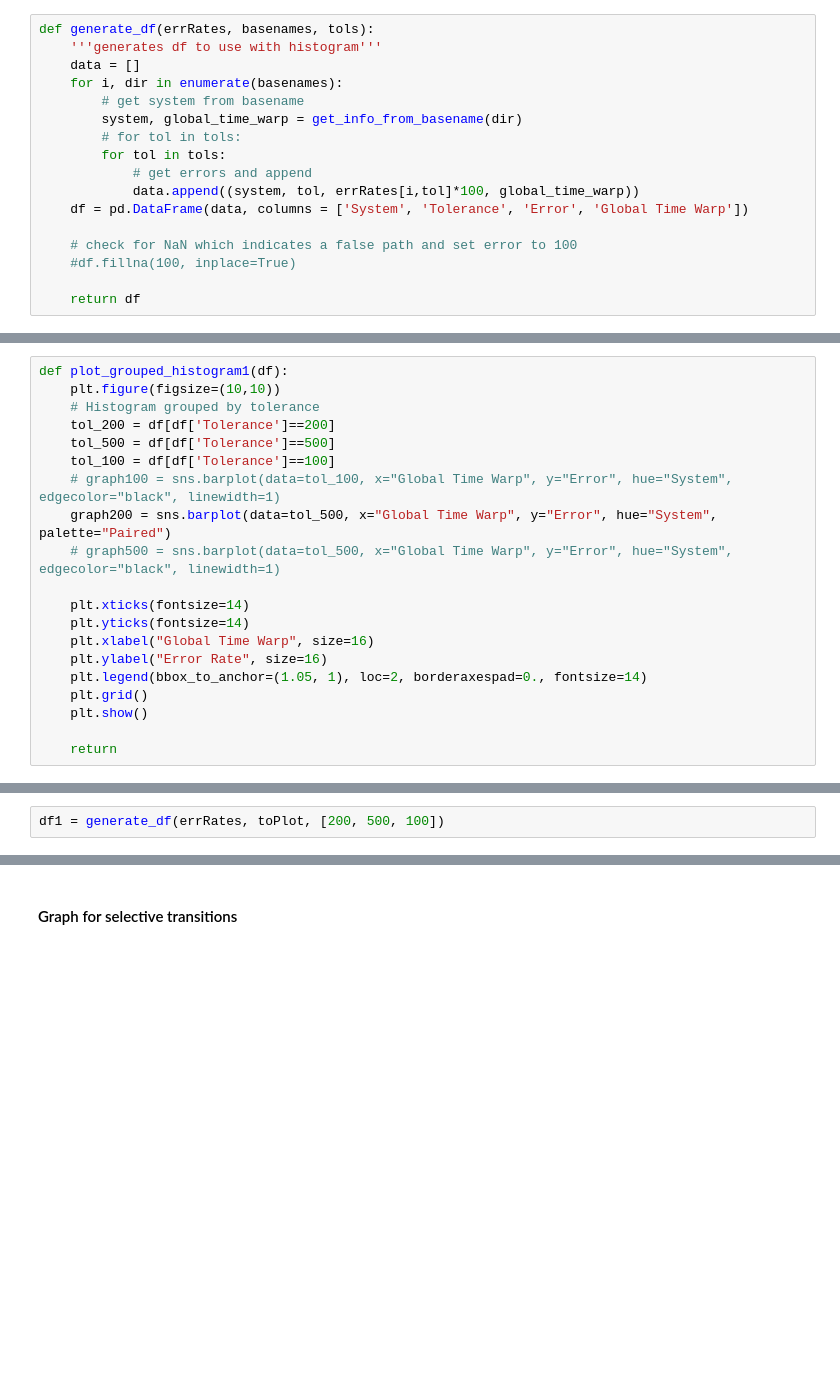
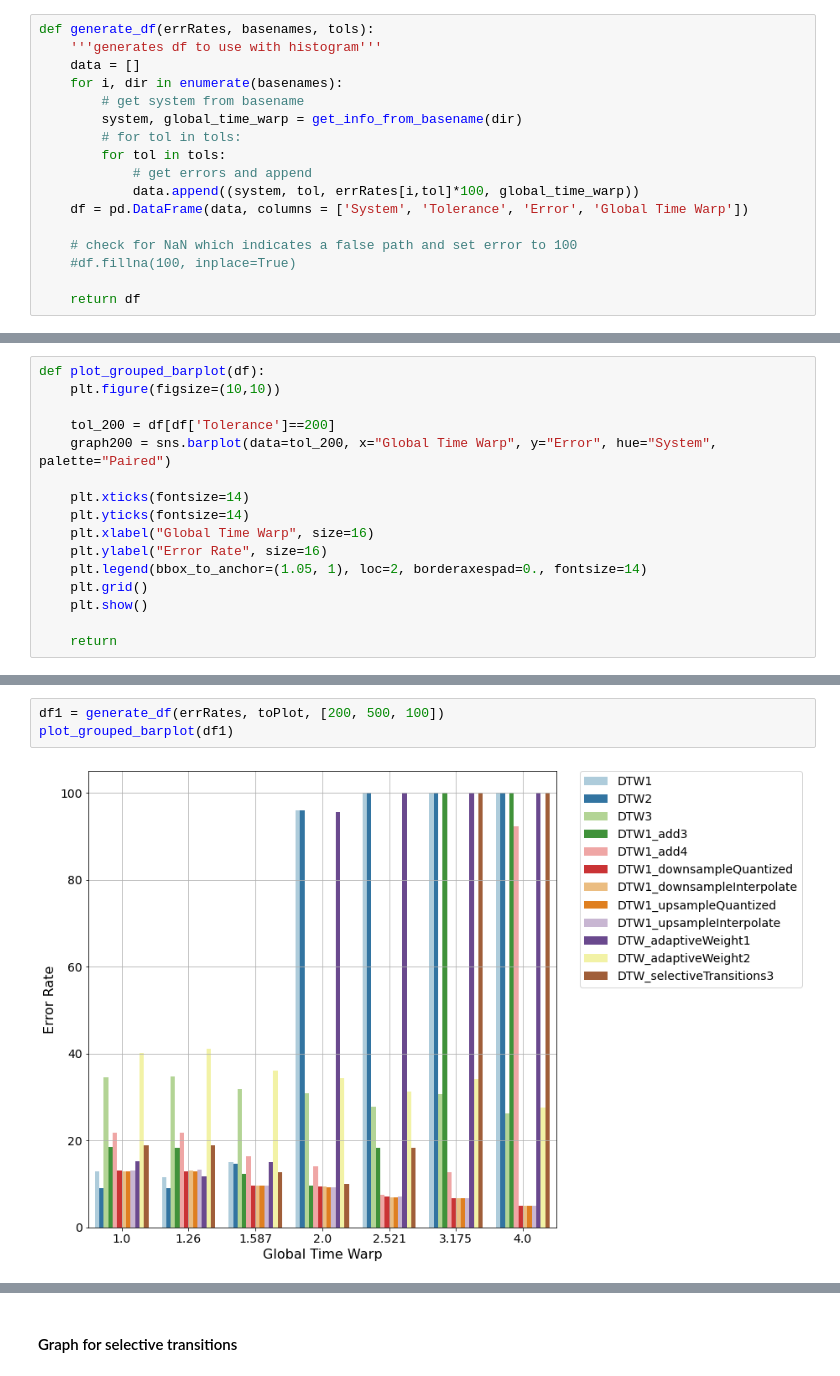
Before and after one commit to HMC-MIR/ExtremeTimeWarping, a Jupyter notebook: 03_Evaluate.ipynb, the cells around one changed output, grey strips where cells are left out. Cells and saved outputs as stored; diff of their text form; blank space fills up the shorter version.

```diff
--- a/03_Evaluate.ipynb
+++ b/03_Evaluate.ipynb
@@ -223,13 +237,9 @@ def generate_df(errRates, basenames, tols):
 # %%
-def plot_grouped_histogram1(df):
+def plot_grouped_barplot(df):
     plt.figure(figsize=(10,10))
-    # Histogram grouped by tolerance
+
     tol_200 = df[df['Tolerance']==200]
-    tol_500 = df[df['Tolerance']==500]
-    tol_100 = df[df['Tolerance']==100]
-    # graph100 = sns.barplot(data=tol_100, x="Global Time Warp", y="Error", hue="System", edgecolor="black", linewidth=1)
-    graph200 = sns.barplot(data=tol_500, x="Global Time Warp", y="Error", hue="System", palette="Paired")
-    # graph500 = sns.barplot(data=tol_500, x="Global Time Warp", y="Error", hue="System", edgecolor="black", linewidth=1)
+    graph200 = sns.barplot(data=tol_200, x="Global Time Warp", y="Error", hue="System", palette="Paired")
 
     plt.xticks(fontsize=14)
     plt.yticks(fontsize=14)
@@ -243,2 +271,5 @@ def plot_grouped_histogram1(df):
 # %%
 df1 = generate_df(errRates, toPlot, [200, 500, 100])
+plot_grouped_barplot(df1)
+# %% [output]
+[figure, added]
```
Also changed, not shown: parts of 32 cells of this notebook.
